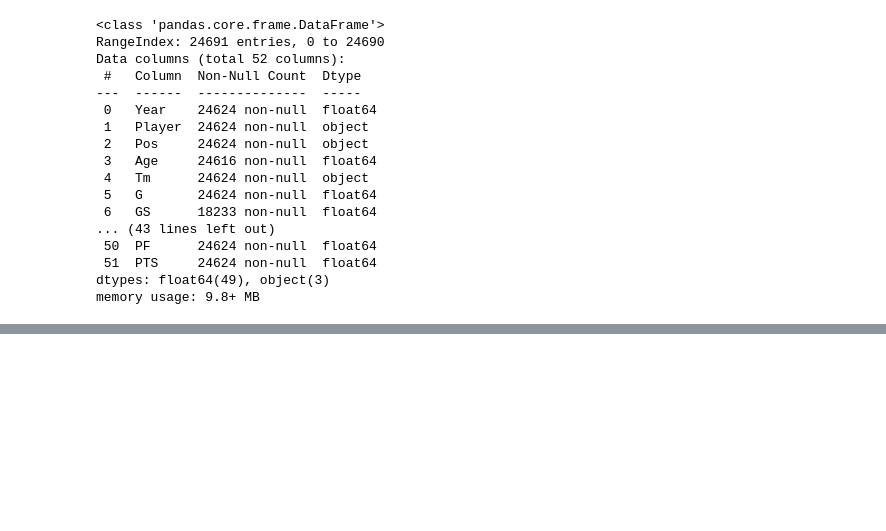
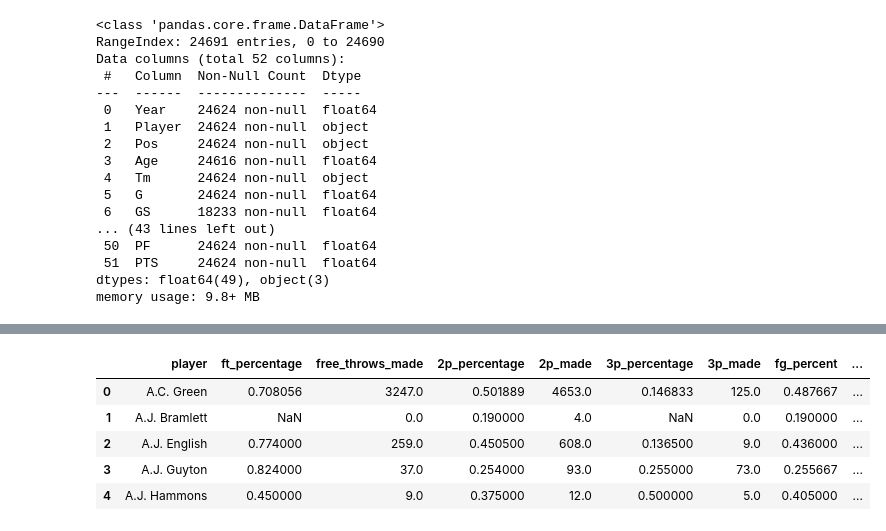
Before and after one commit to haydenj8/NBA_Project3, a Jupyter notebook: Project_Notebook_1.ipynb, the cells around one changed output, grey strips where cells are left out. Saved outputs shown, nothing was run; the diff lists cells and outputs as text; code cells hidden in the pictures; blank space fills up the shorter version.

```diff
--- a/Project_Notebook_1.ipynb
+++ b/Project_Notebook_1.ipynb
@@ -168,0 +366,15 @@ stats.groupby('Player').mean()
+# %%
+free_throw_per = stats.groupby('Player').mean()['FT%']
+free_throw_per = pd.DataFrame(free_throw_per)
+free_throw_per.reset_index(inplace=True)
+free_throw_per.columns = free_throw_per.columns.str.replace(" ", "_").str.lower()
+totals = pd.merge(free_throw_per, totals, how='left', on='player')
+totals.rename(columns = {'ft%': 'ft_percentage'}, inplace=True)
+totals.head()
+# %% [output]
+|  | player | ft_percentage | free_throws_made | 2p_percentage | 2p_made | 3p_percentage | 3p_made | fg_percent | ... |
+| 0 | A.C. Green | 0.708056 | 3247.0 | 0.501889 | 4653.0 | 0.146833 | 125.0 | 0.487667 | ... |
+| 1 | A.J. Bramlett | NaN | 0.0 | 0.190000 | 4.0 | NaN | 0.0 | 0.190000 | ... |
+| 2 | A.J. English | 0.774000 | 259.0 | 0.450500 | 608.0 | 0.136500 | 9.0 | 0.436000 | ... |
+| 3 | A.J. Guyton | 0.824000 | 37.0 | 0.254000 | 93.0 | 0.255000 | 73.0 | 0.255667 | ... |
+| 4 | A.J. Hammons | 0.450000 | 9.0 | 0.375000 | 12.0 | 0.500000 | 5.0 | 0.405000 | ... |
```
Also changed, not shown: parts of 52 cells of this notebook.
